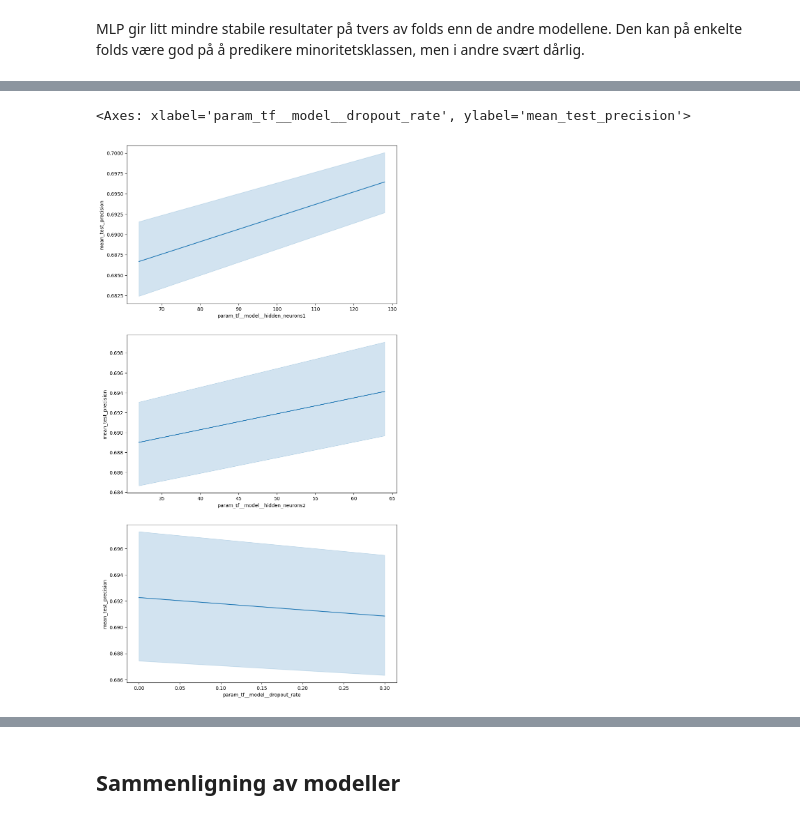
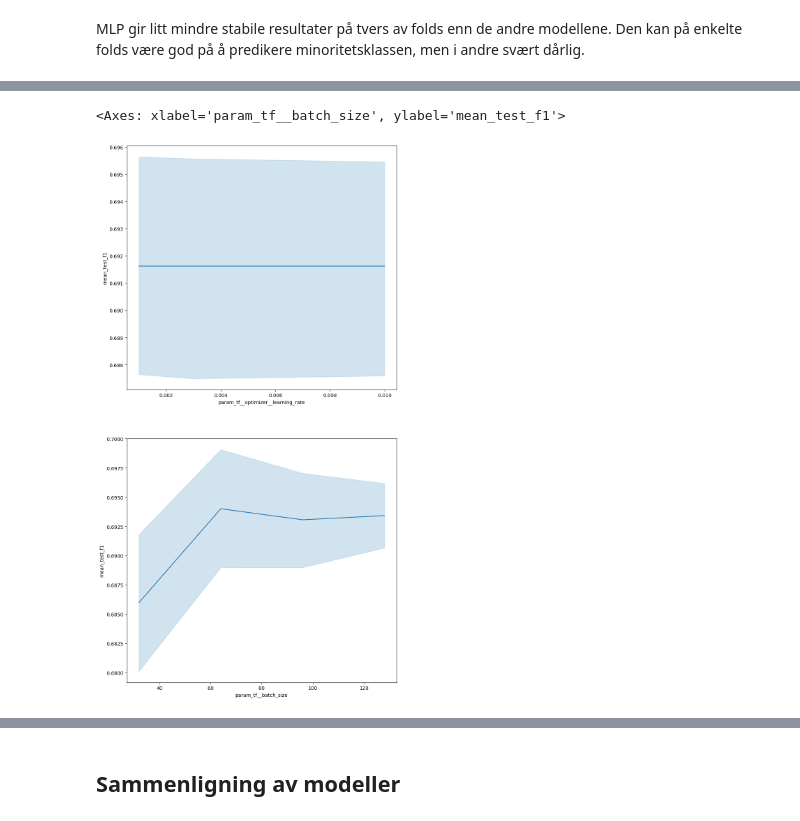
Before and after one commit to Finken2002/Mandatory_Artificial_Neural_Networks, a Jupyter notebook: Comparison_of_Classifiers_for_Student_Performance_Prediction/Comparison_of_Classifiers_for_Student_Performance_Predictions_ANN_3.ipynb, the cells around one changed output, grey strips where cells are left out. Drawn from its saved outputs; the diff is of its cells as text; code cells hidden in the pictures.

```diff
--- a/Comparison_of_Classifiers_for_Student_Performance_Prediction/Comparison_of_Classifiers_for_Student_Performance_Predictions_ANN_3.ipynb
+++ b/Comparison_of_Classifiers_for_Student_Performance_Prediction/Comparison_of_Classifiers_for_Student_Performance_Predictions_ANN_3.ipynb
@@ -211,24 +211,6 @@ Noen features viser seg å på det meste ha en moderat negativ korrelasjon. De h
 Mange fler features viser seg å ha høy positiv korrelasjon, og enkelte av dem er svært sterkt korrelert. De høyeste positive korrelasjonene er "Curricular units 1st sem (credited)" og "Curricular units 2nd sem (credited)" med korrelasjon på ca. 0.945, "Curricular units 1st sem (enrolled)" og "Curricular units 2nd sem (enrolled)" med korrelasjon på ca. 0.943, samt "Curricular units 1st sem (approved)" og "Curricular units 2nd sem (approved)" med korrelasjon på ca. 0.904. Dette viser at antall emner studenten er påmeldt, har bestått og fått poeng for første semester, veldig ofte stemmer overens med antall emner dette gjelder i andre semester.
 # %% [markdown]
 ### Funksjon for bygging av tensorflow modell
-# %%
-def build_tensorflow_model(meta, hidden_neurons1=64, hidden_neurons2=32, dropout_rate=0.0):
-    n_features = meta["n_features_in_"]
-    n_classes = meta["n_classes_"]
-
-    model = Sequential()
-    model.add(tf.keras.Input(shape=(n_features,)))
-    model.add(Dense(hidden_neurons1, activation="relu"))
-    model.add(Dense(hidden_neurons2, activation="relu"))
-
-    if dropout_rate > 0:
-        model.add(Dropout(dropout_rate))
-
-    model.add(Dense(n_classes, activation="softmax"))
-
-    model.compile(optimizer="adam", loss="sparse_categorical_crossentropy", metrics=["accuracy"])
-
-    return model
 # %%
 def build_tensorflow_model(meta, hidden_layers=(64,32), dropout_rate=0.0):
     n_features = meta["n_features_in_"]
@@ -1832,10 +1814,10 @@ tf_pipe = Pipeline([
         ('tf', KerasClassifier(model=build_tensorflow_model, verbose=0, random_state=global_random_state))
     ])
 tf_params = {
-    "tf__model__hidden_layers": [(32,), (48,), (64,), (32, 16),],
-    "tf__model__dropout_rate": [0.0, 0.1, 0.2],
-    "tf__batch_size": [64],
-    "tf__epochs": [10, 20],
+    "tf__model__hidden_layers": [(64, 32)],
+    "tf__model__dropout_rate": [0.0],
     "tf__optimizer__learning_rate": [0.001, 0.003, 0.01],
+    "tf__epochs": [15],
+    "tf__batch_size": [32, 64, 96, 128],
 }
 # %% [markdown]
@@ -1855,6 +1843,7 @@ tf_estimators, tf_scores, tf_cv_results = train(
     dataset_features,
     targets_encoded,
     scoring=tensorflow_scoring,
+    refit="f1",
     n_jobs=1
     )
 tf_scores = pd.DataFrame(tf_scores)
@@ -1889,8 +1887,7 @@ tf_scores.describe()
 # %%
-fig, ax = plt.subplots(3,1, figsize=(10, 20))
-sb.lineplot(data=tf_cv_results, x='param_tf__model__hidden_neurons1', y='mean_test_precision', ax=ax[0])
-sb.lineplot(data=tf_cv_results, x='param_tf__model__hidden_neurons2', y='mean_test_precision', ax=ax[1])
-sb.lineplot(data=tf_cv_results, x='param_tf__model__dropout_rate', y='mean_test_precision', ax=ax[2])
+fig, ax = plt.subplots(2,1, figsize=(10, 20))
+sb.lineplot(data=tf_cv_results, x='param_tf__optimizer__learning_rate', y='mean_test_f1', ax=ax[0])
+sb.lineplot(data=tf_cv_results, x='param_tf__batch_size', y='mean_test_f1', ax=ax[1])
 # %% [output]
-<Axes: xlabel='param_tf__model__dropout_rate', ylabel='mean_test_precision'>
+<Axes: xlabel='param_tf__batch_size', ylabel='mean_test_f1'>
-[figure, old version]
+[figure, new version]
```
Also changed, not shown: parts of 41 cells of this notebook.
